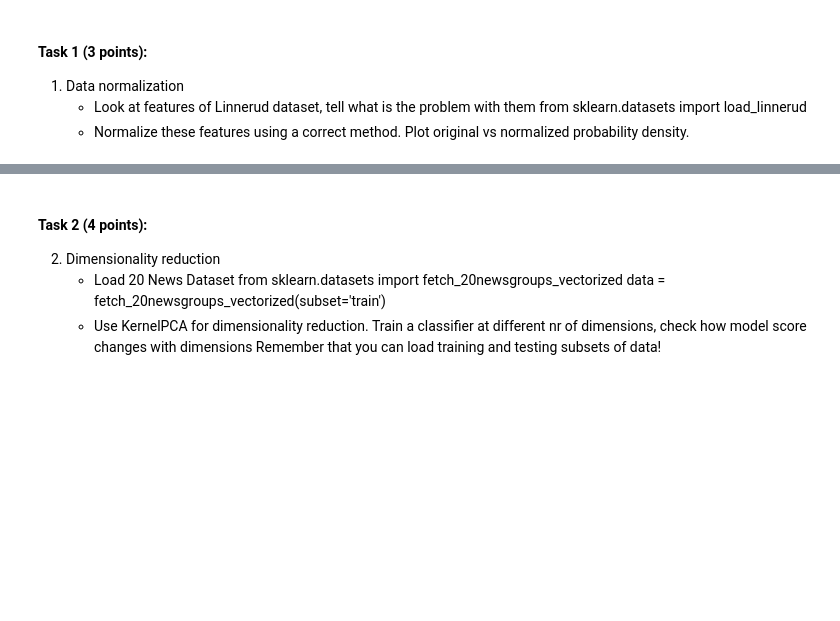
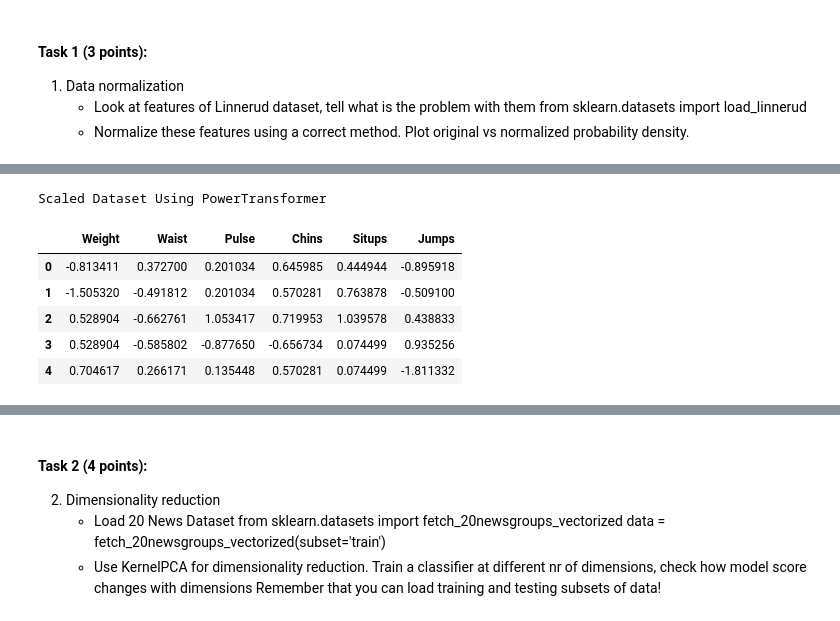
Before and after one commit to martinel-UAS/projects, a Jupyter notebook: Assignment_2/Assignment 2.ipynb, the cells around one changed output, grey strips where cells are left out. Saved outputs shown, nothing was run; the diff lists cells and outputs as text; code cells hidden in the pictures; blank space fills up the shorter version.

```diff
--- a/Assignment_2/Assignment 2.ipynb
+++ b/Assignment_2/Assignment 2.ipynb
@@ -12,0 +52,19 @@ test
+# %%
+# Apply a power transform featurewise to make data more Gaussian-like.
+# Feature Scaling
+scaler = PowerTransformer(method='box-cox')
+
+df_scaled = scaler.fit_transform(df.to_numpy())
+df_scaled = pd.DataFrame(df_scaled, columns=[
+  'Weight', 'Waist', 'Pulse', 'Chins', 'Situps', 'Jumps'])
+
+print("Scaled Dataset Using PowerTransformer")
+df_scaled.head()
+# %% [output]
+Scaled Dataset Using PowerTransformer
+|  | Weight | Waist | Pulse | Chins | Situps | Jumps |
+| 0 | -0.813411 | 0.372700 | 0.201034 | 0.645985 | 0.444944 | -0.895918 |
+| 1 | -1.505320 | -0.491812 | 0.201034 | 0.570281 | 0.763878 | -0.509100 |
+| 2 | 0.528904 | -0.662761 | 1.053417 | 0.719953 | 1.039578 | 0.438833 |
+| 3 | 0.528904 | -0.585802 | -0.877650 | -0.656734 | 0.074499 | 0.935256 |
+| 4 | 0.704617 | 0.266171 | 0.135448 | 0.570281 | 0.074499 | -1.811332 |
```
Also changed, not shown: parts of 5 cells of this notebook, 1 other file.
